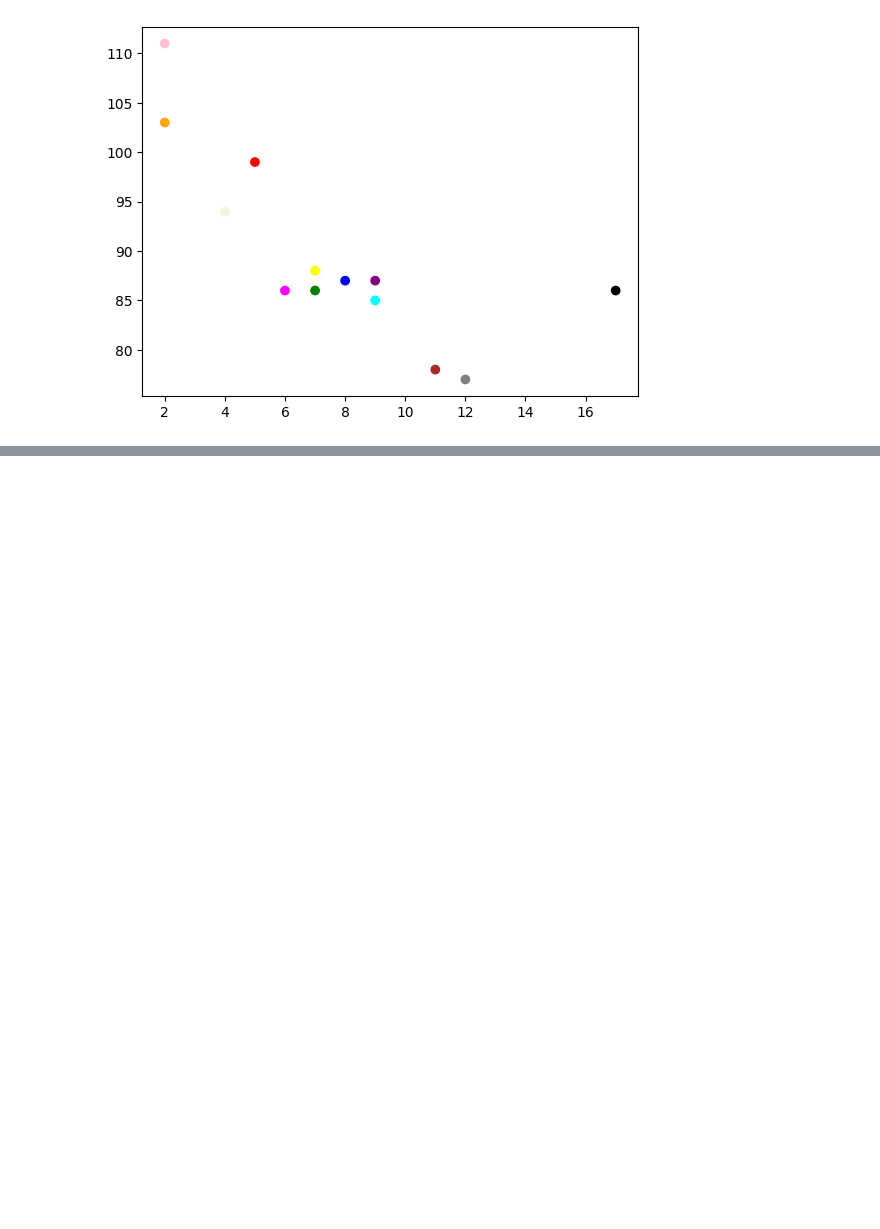
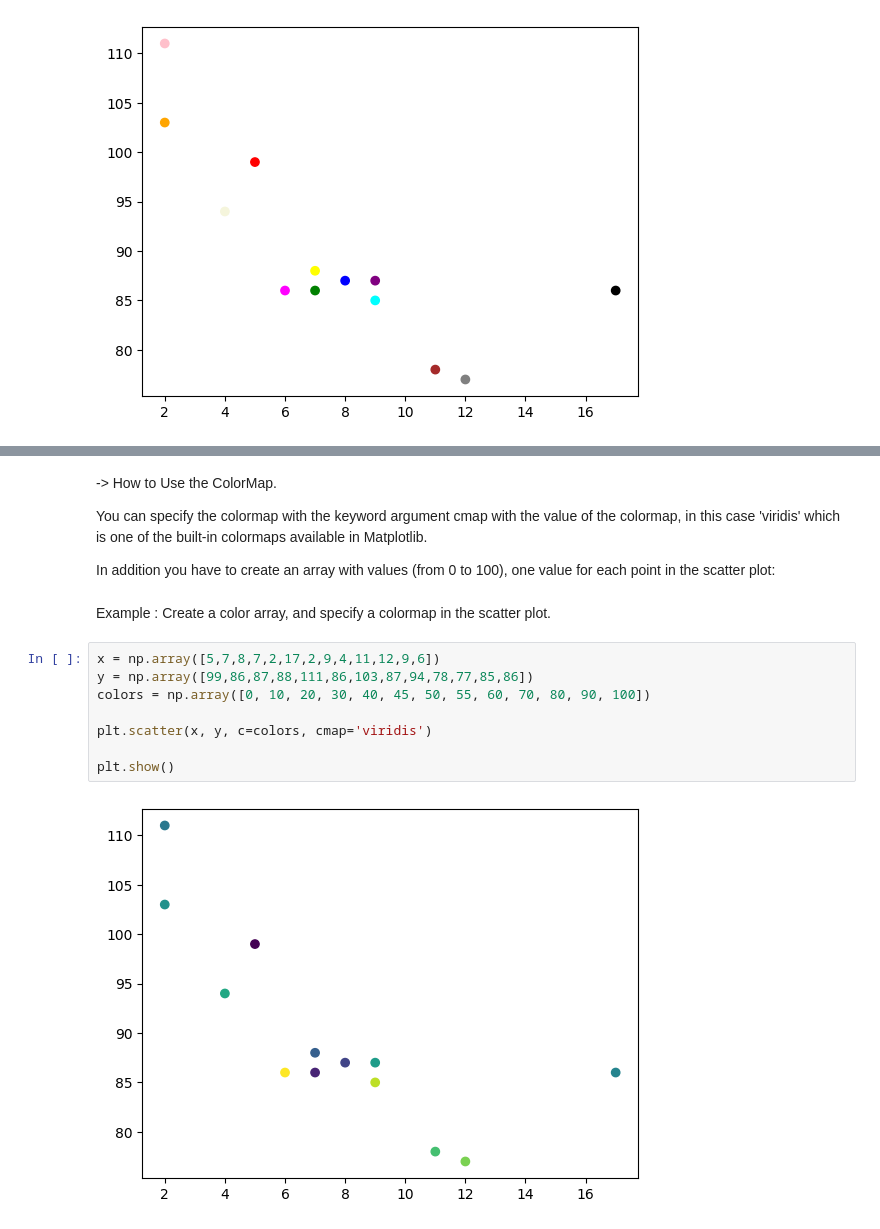
Before and after one commit to Rizwansaifi571/Matplotlib_Tutorial, a Jupyter notebook: Satter.ipynb, the cells around one changed output, grey strips where cells are left out. Saved outputs shown, nothing was run; the diff lists cells and outputs as text; blank space fills up the shorter version.

```diff
--- a/Satter.ipynb
+++ b/Satter.ipynb
@@ -71,0 +80,19 @@ plt.show()
+# %% [markdown]
+-> How to Use the ColorMap.
+
+You can specify the colormap with the keyword argument cmap with the value of the colormap, in this case 'viridis' which is one of the built-in colormaps available in Matplotlib.
+
+In addition you have to create an array with values (from 0 to 100), one value for each point in the scatter plot:
+# %% [markdown]
+Example :
+Create a color array, and specify a colormap in the scatter plot.
+# %%
+x = np.array([5,7,8,7,2,17,2,9,4,11,12,9,6])
+y = np.array([99,86,87,88,111,86,103,87,94,78,77,85,86])
+colors = np.array([0, 10, 20, 30, 40, 45, 50, 55, 60, 70, 80, 90, 100])
+
+plt.scatter(x, y, c=colors, cmap='viridis')
+
+plt.show()
+# %% [output]
+[figure, added]
```
Also changed, not shown: parts of 4 cells of this notebook.
